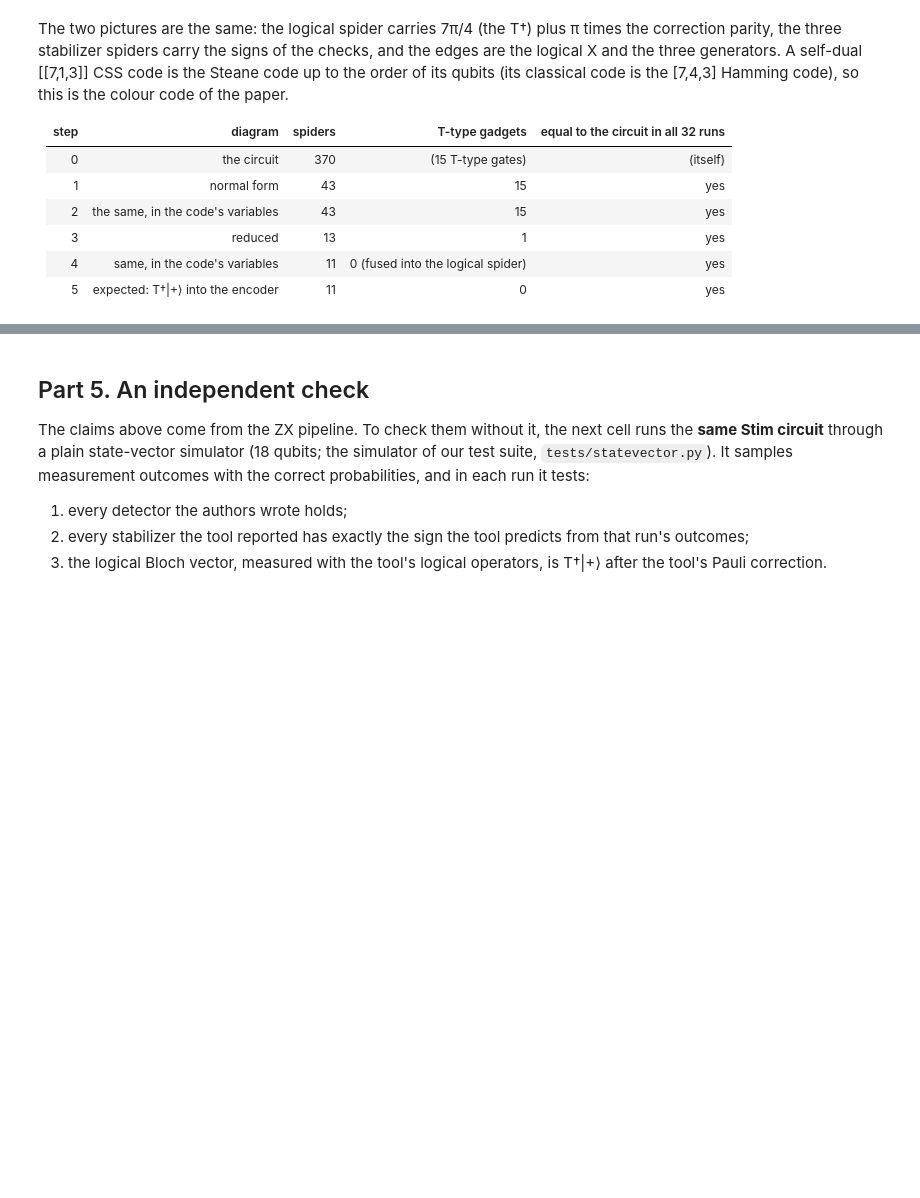
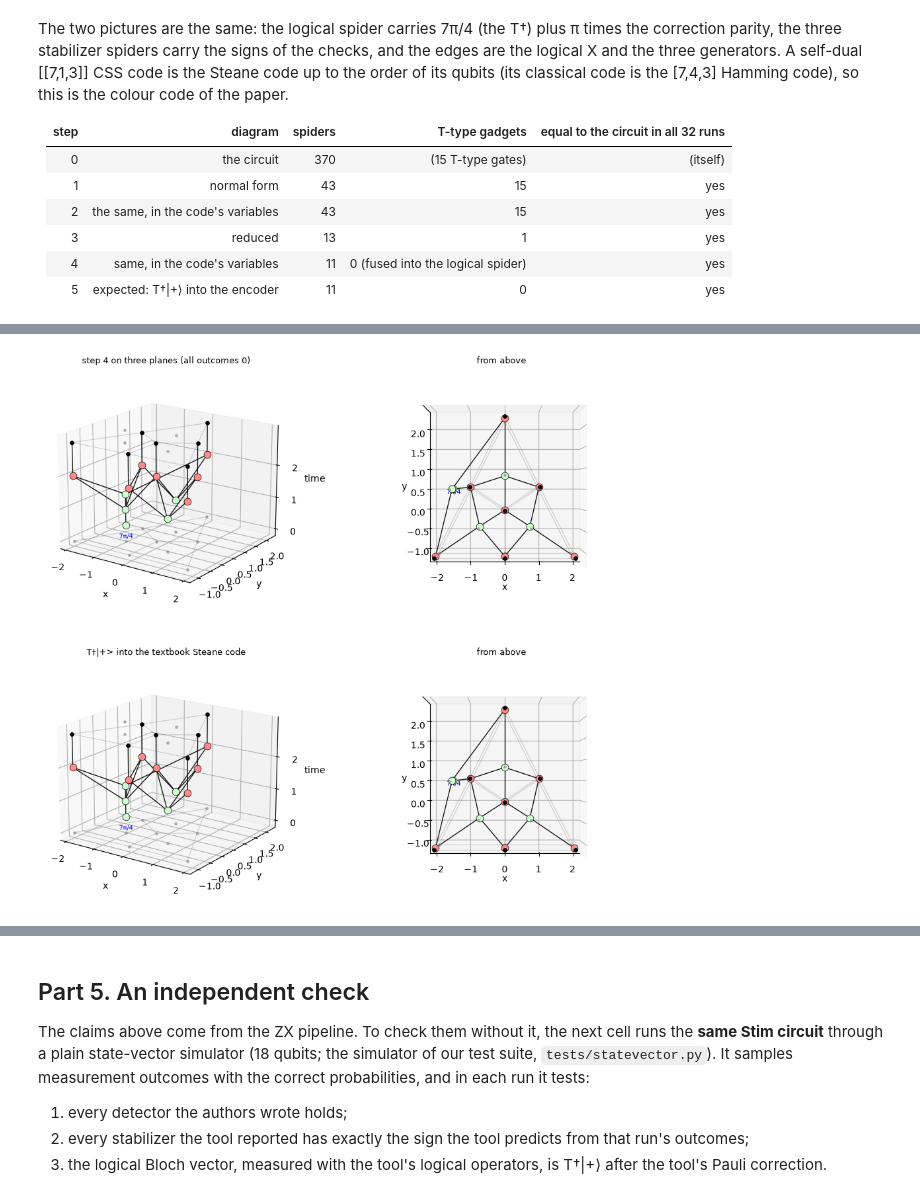
Before and after one commit to JennyLiu0716/SQZ, a Jupyter notebook: examples/Cultivation.ipynb, the cells around one changed output, grey strips where cells are left out. Cells and saved outputs as stored; diff of their text form; code cells hidden in the pictures; blank space fills up the shorter version.

```diff
--- a/examples/Cultivation.ipynb
+++ b/examples/Cultivation.ipynb
@@ -445,0 +497,78 @@ The two pictures are the same: the logical spider carries 7π/4 (the T†) plus
+# %%
+from pyzx.spacetime import set_timestep
+from zxqec.spacetime import Topology, draw_graph_3d
+
+# the triangle as a layout: the seven qubits, the sides of the faces, the middle of each face (node 7 + i),
+# and a node outside the triangle for the logical spider and its state
+size = 2.2
+steane = Topology(2)
+for q in range(7):
+    steane.add_node(q, (size * POS[q][0], size * POS[q][1]))
+for i, f in enumerate(FACES):
+    for a, b in zip(f, f[1:] + f[:1]):
+        if not steane.are_adjacent(a, b):
+            steane.add_edge(a, b)
+    steane.add_node(7 + i, tuple(sum(size * POS[q][k] for q in f) / 4 for k in range(2)))
+LOGICAL = 10
+steane.add_node(LOGICAL, (-1.5, 0.5))                                 # left of the side {0, 1, 3}
+
+# step 4 on the nodes, its height as timestep: 0 the non-Clifford states, 1 the Z-layer, 2 the X-spiders
+planes = d3.copy()
+xs = [next(iter(planes.neighbors(b))) for b in planes.outputs()]
+for j, (b, x) in enumerate(zip(planes.outputs(), xs)):
+    planes.set_qubit(b, on[qubits[j]])
+    planes.set_qubit(x, on[qubits[j]])
+    set_timestep(planes, x, 2)
+for z in [v for v in planes.vertices() if planes.type(v) == VertexType.Z]:
+    tri = frozenset(on[qubits[j]] for j, x in enumerate(xs) if planes.connected(z, x))
+    set_timestep(planes, z, 1)
+    if tri in faces:
+        planes.set_qubit(z, 7 + faces.index(tri))                    # above the middle of its face
+    else:                                                            # L: outside the triangle
+        planes.set_qubit(z, LOGICAL)
+        state = planes.add_vertex(VertexType.Z, qubit=LOGICAL, phase=Fraction(7, 4))  # T-dag|+>, split off L
+        planes.add_edge((state, z))
+        planes.set_phase(z, planes.phase(z) - Fraction(7, 4))
+        set_timestep(planes, state, 0)
+
+
+def steane_t_dag(side):
+    # T-dag|+> in the textbook Steane code, on the same nodes and heights: an X-spider on each qubit,
+    # a Z-spider on each face and on one side (the logical X), and the state T-dag|+> under the latter
+    t = Graph()
+    xs, bs = {}, []
+    for q in qubits:                                                 # outputs in the circuit's order
+        n = on[q]
+        xs[n] = t.add_vertex(VertexType.X, qubit=n)
+        set_timestep(t, xs[n], 2)
+        bs.append(t.add_vertex(VertexType.BOUNDARY, qubit=n))
+        t.add_edge((xs[n], bs[-1]))
+    for i, f in enumerate(FACES):
+        s = t.add_vertex(VertexType.Z, qubit=7 + i)
+        set_timestep(t, s, 1)
+        for n in f:
+            t.add_edge((s, xs[n]))
+    l = t.add_vertex(VertexType.Z, qubit=LOGICAL)
+    set_timestep(t, l, 1)
+    for n in side:
+        t.add_edge((l, xs[n]))
+    state = t.add_vertex(VertexType.Z, qubit=LOGICAL, phase=Fraction(7, 4))
+    set_timestep(t, state, 0)
+    t.add_edge((state, l))
+    t.set_inputs(())
+    t.set_outputs(tuple(bs))
+    return t
+
+
+textbook = steane_t_dag([0, 1, 3])
+zero = {n: 0 for n in variables}                                     # the run where every outcome is 0
+fig = plt.figure(figsize=(12, 10.5))
+for k, (d, title) in enumerate([(planes.substitute_variables(zero), "step 4 on three planes (all outcomes 0)"),
+                                (textbook, "T†|+> into the textbook Steane code")]):
+    for i, view in enumerate([(18, -55), 'top']):
+        ax = fig.add_subplot(2, 2, 2 * k + i + 1, projection='3d')
+        draw_graph_3d(d, steane, ax=ax, view=view)
+        ax.set_title(title if i == 0 else "from above", fontsize=9)
+fig
+# %% [output]
+[figure, added]
```
Also changed, not shown: parts of 7 cells of this notebook.
